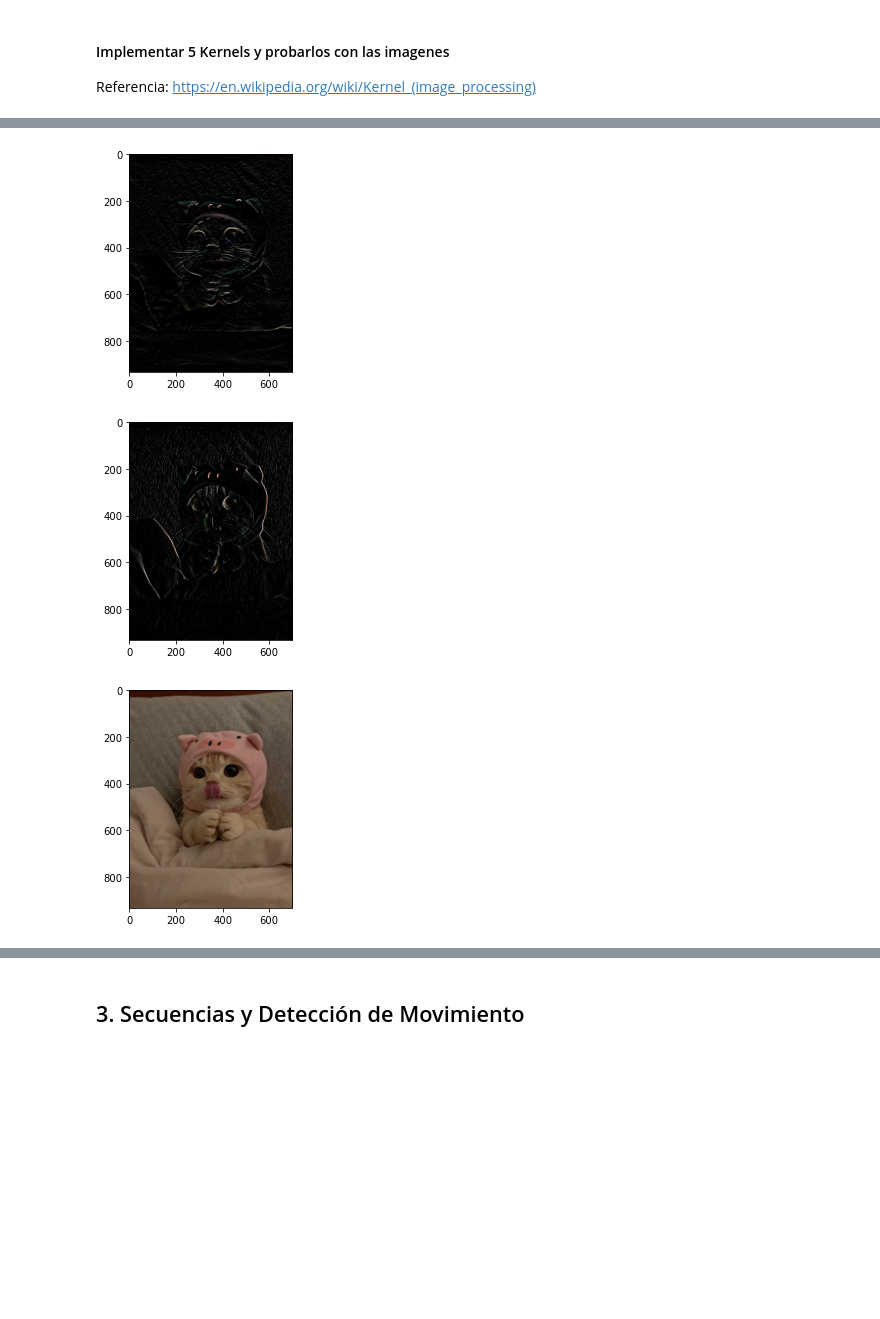
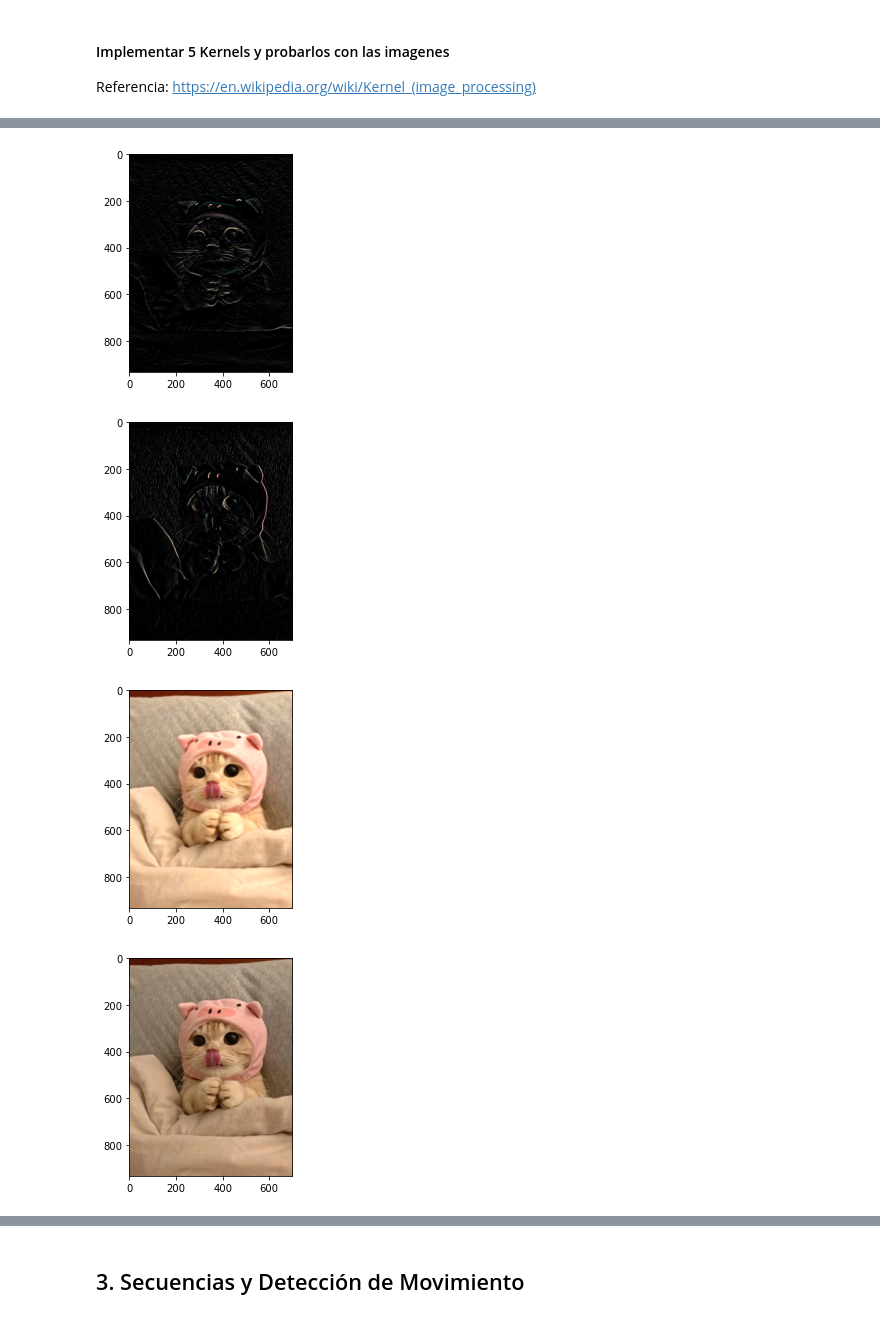
Before and after one commit to ClaudiaRayen/MDS7202-Laboratorios, a Jupyter notebook: Lab3.ipynb, the cells around one changed output, grey strips where cells are left out. Drawn from its saved outputs; the diff is of its cells as text; code cells hidden in the pictures; blank space fills up the shorter version.

Commit message:
Se agregan todos los kernels

```diff
--- a/Lab3.ipynb
+++ b/Lab3.ipynb
@@ -650,28 +661,36 @@ https://en.wikipedia.org/wiki/Kernel_(image_processing)
 # %%
 # Convolución
 kernel_1 =  np.array([[-2, -1, 0],
                      [-1,  1, 1],
                      [ 0,  1, 2]])
 kernel_2 = np.array([[-1, -2, -1],
                      [ 0,  0,  0],
                      [ 1,  2,  1]])
 kernel_3 = np.array([[-1, 0, 1],
                      [-2, 0, 2],
                      [-1, 0, 1]])
 kernel_4 = np.array([
-    [1,  1,  1],
-    [1, 1, 1]
-])/9
+    [1, 1, 1, 1, 1,1,1],
+    [1, 1, 1, 1, 1,1, 1],
+    [1, 1, 1, 1, 1, 1, 1],
+    [1, 1, 1, 1, 1, 1, 1],
+    [1, 1, 1, 1, 1,1, 1]
+]) / 27
+kernel_5 = np.array([[0, 0, 0],
+                     [0, 1, 0],
+                     [0, 0, 0]])
 
 lib.conv_channel(gatito, kernel_1).show()
 lib.conv_channel(gatito, kernel_2).show()
 lib.conv_channel(gatito, kernel_3).show()
 lib.conv_channel(gatito, kernel_4).show()
+lib.conv_channel(gatito, kernel_5).show()
 # %% [output]
 [figure]
 [figure]
 [figure]
-[figure, old version]
+[figure, new version]
+[figure, added]
 # %% [markdown]
 **Comente:**
 
```
Also changed, not shown: parts of 6 cells of this notebook.
